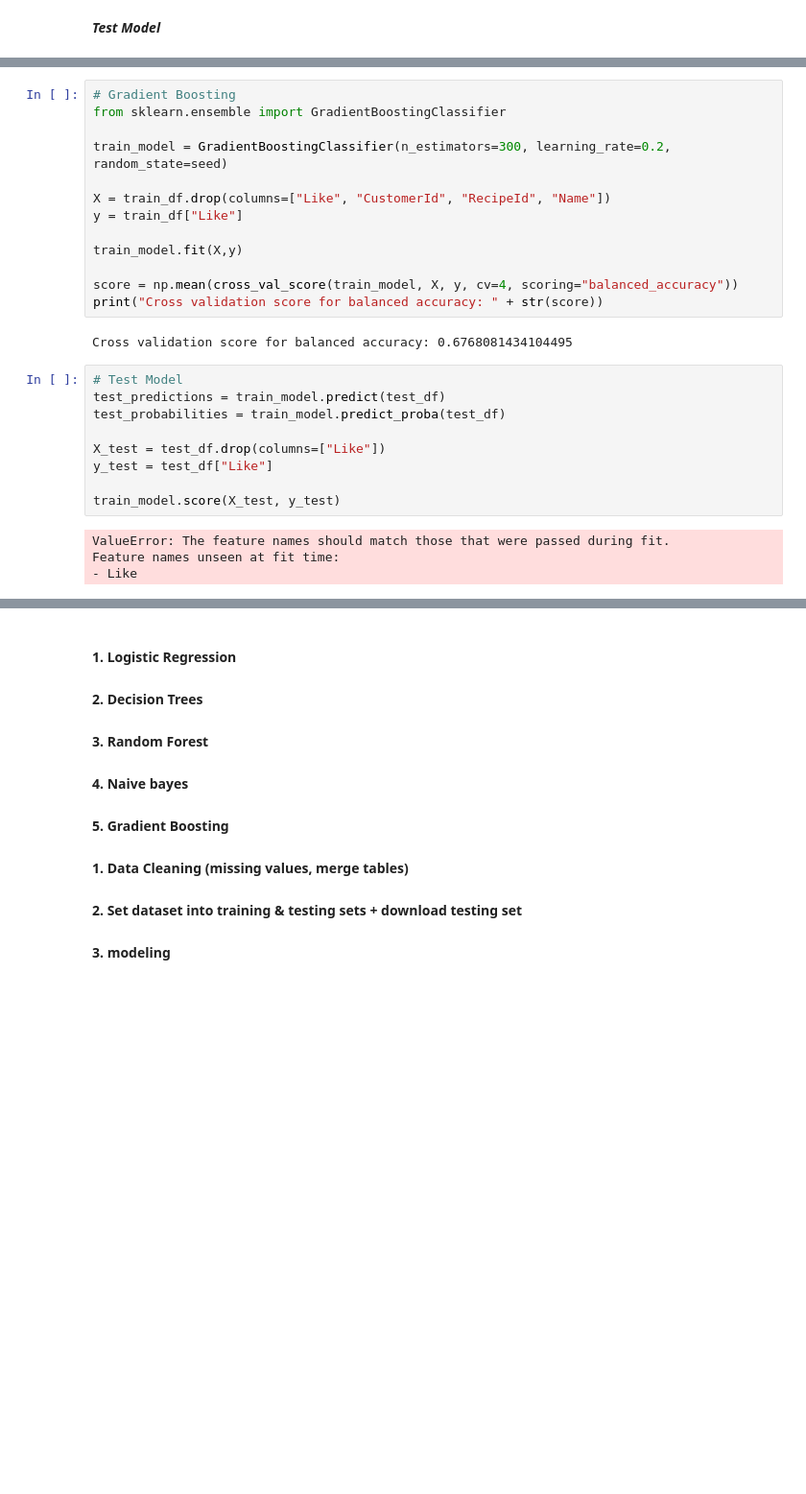
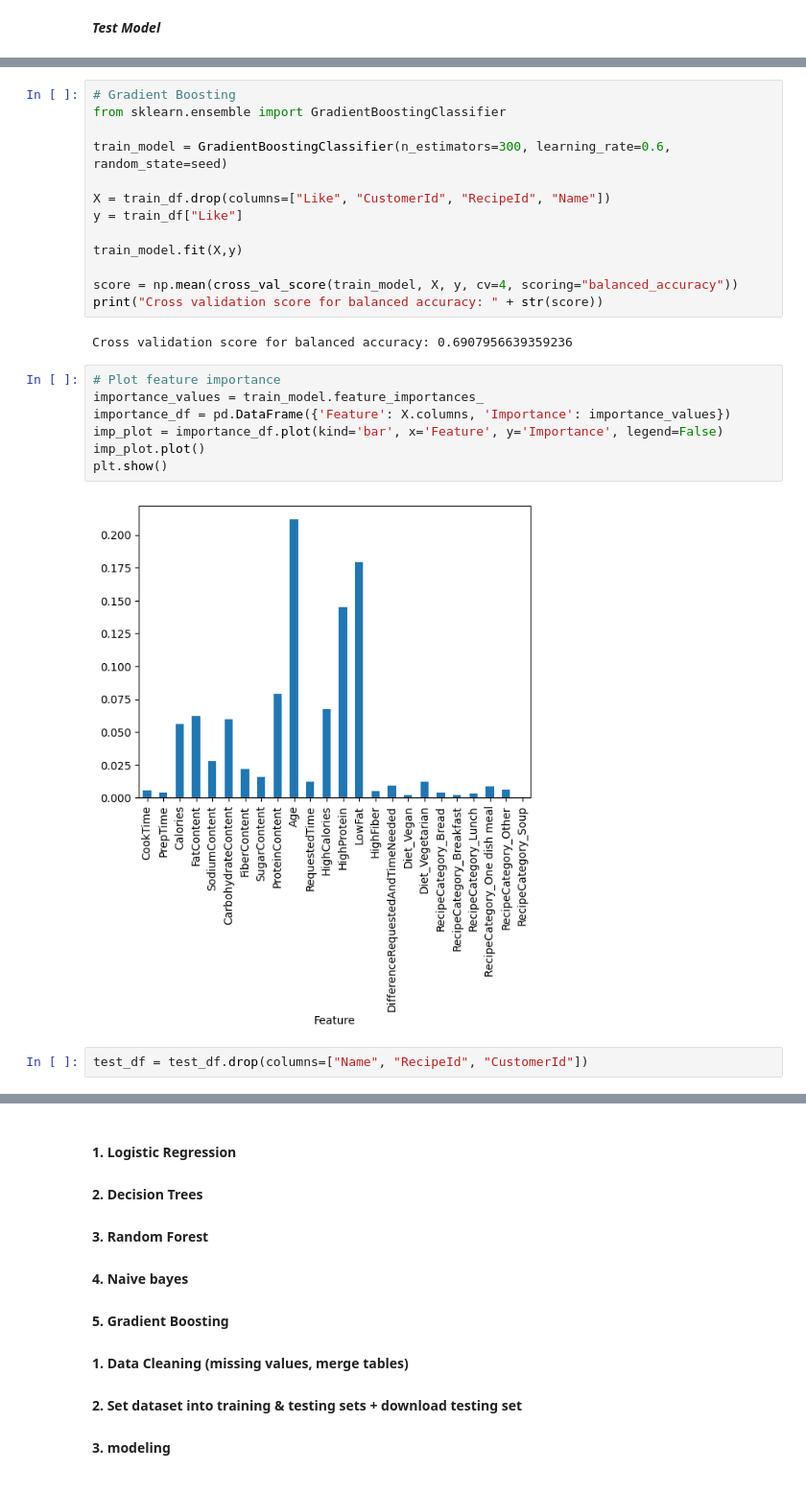
Before and after one commit to MittmannM/AnalyticsCupTUM, a Jupyter notebook: AC.ipynb, the cells around one changed output, grey strips where cells are left out. Shown at 96% size. Cells and saved outputs as stored; diff of their text form; blank space fills up the shorter version.

```diff
--- a/AC.ipynb
+++ b/AC.ipynb
@@ -564,7 +606,7 @@ Test Balanced Accuracy: 0.6897158291379724
 # Gradient Boosting
 from sklearn.ensemble import GradientBoostingClassifier
 
-train_model = GradientBoostingClassifier(n_estimators=300, learning_rate=0.2, random_state=seed)
+train_model = GradientBoostingClassifier(n_estimators=300, learning_rate=0.6, random_state=seed)
 
 X = train_df.drop(columns=["Like", "CustomerId", "RecipeId", "Name"])
 y = train_df["Like"]
@@ -574,17 +616,15 @@ train_model.fit(X,y)
 score = np.mean(cross_val_score(train_model, X, y, cv=4, scoring="balanced_accuracy"))
 print("Cross validation score for balanced accuracy: " + str(score))
 # %% [output]
-Cross validation score for balanced accuracy: 0.6768081434104495
+Cross validation score for balanced accuracy: 0.6907956639359236
-# %%
-# Test Model
-test_predictions = train_model.predict(test_df)
-test_probabilities = train_model.predict_proba(test_df)
-
-X_test = test_df.drop(columns=["Like"])
-y_test = test_df["Like"]
-
-train_model.score(X_test, y_test)
-# %% [output]
-ValueError: The feature names should match those that were passed during fit.
-Feature names unseen at fit time:
-- Like
+# %%
+# Plot feature importance
+importance_values = train_model.feature_importances_
+importance_df = pd.DataFrame({'Feature': X.columns, 'Importance': importance_values})
+imp_plot = importance_df.plot(kind='bar', x='Feature', y='Importance', legend=False)
+imp_plot.plot()
+plt.show()
+# %% [output]
+[figure, added]
+# %%
+test_df = test_df.drop(columns=["Name", "RecipeId", "CustomerId"])
```
Also changed, not shown: parts of 16 cells of this notebook.
